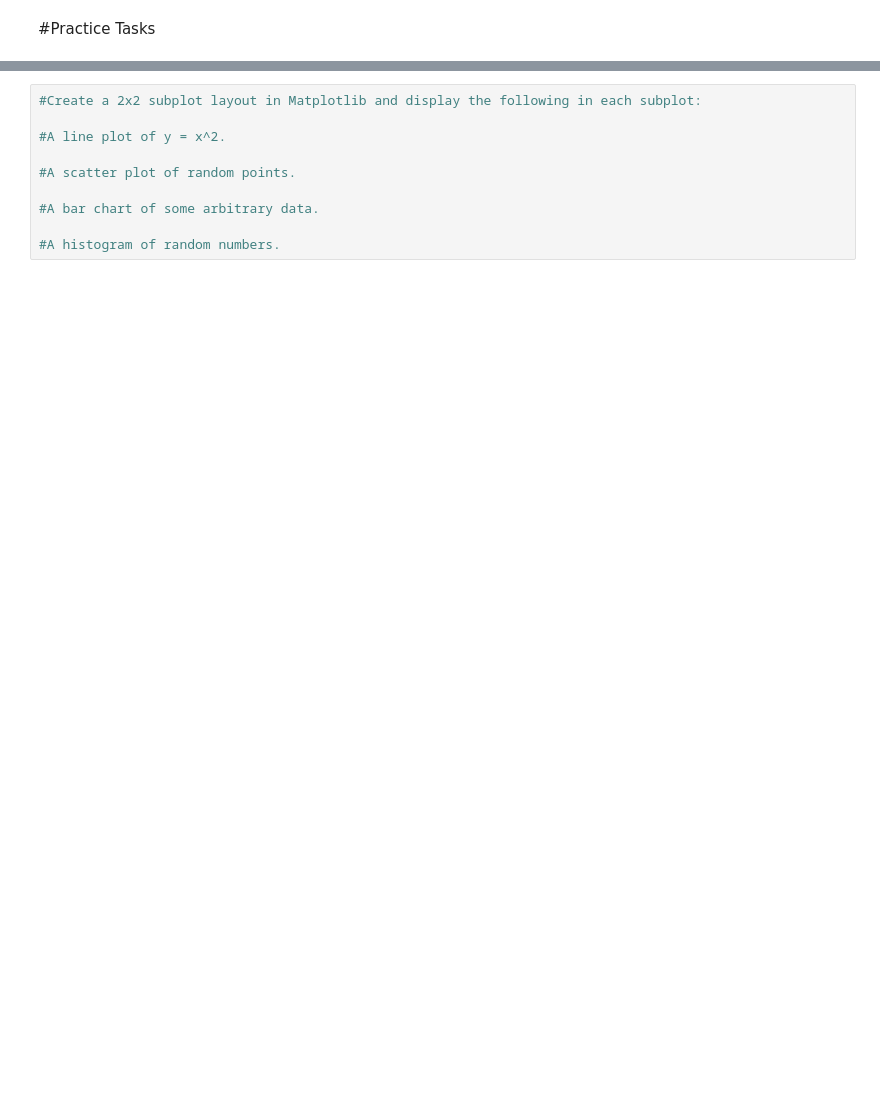
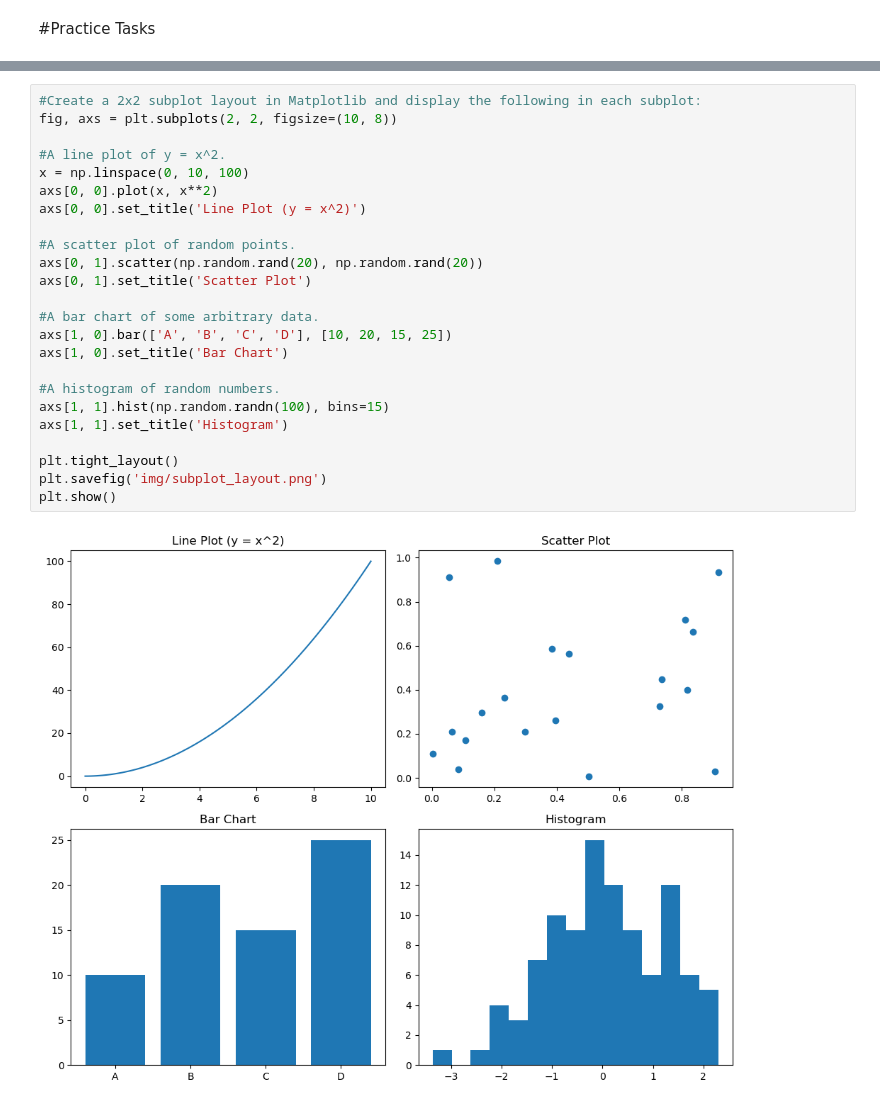
Before and after one commit to zeenat-mustafa/AI-Bootcamp, a Jupyter notebook: Week_2/Day_2/Numpy_and_Plotting.ipynb, the cells around one changed output, grey strips where cells are left out. Cells and saved outputs as stored; diff of their text form; blank space fills up the shorter version.

```diff
--- a/Week_2/Day_2/Numpy_and_Plotting.ipynb
+++ b/Week_2/Day_2/Numpy_and_Plotting.ipynb
@@ -716,12 +806,28 @@ print(np.linalg.matrix_rank(A), np.linalg.matrix_rank(I), np.linalg.matrix_rank(
 # %%
 #Create a 2x2 subplot layout in Matplotlib and display the following in each subplot:
+fig, axs = plt.subplots(2, 2, figsize=(10, 8))
 
 #A line plot of y = x^2.
+x = np.linspace(0, 10, 100)
+axs[0, 0].plot(x, x**2)
+axs[0, 0].set_title('Line Plot (y = x^2)')
 
 #A scatter plot of random points.
+axs[0, 1].scatter(np.random.rand(20), np.random.rand(20))
+axs[0, 1].set_title('Scatter Plot')
 
 #A bar chart of some arbitrary data.
+axs[1, 0].bar(['A', 'B', 'C', 'D'], [10, 20, 15, 25])
+axs[1, 0].set_title('Bar Chart')
 
 #A histogram of random numbers.
+axs[1, 1].hist(np.random.randn(100), bins=15)
+axs[1, 1].set_title('Histogram')
+
+plt.tight_layout()
+plt.savefig('img/subplot_layout.png')
+plt.show()
+# %% [output]
+[figure, added]
 # %%
 #Create a NumPy array of 50 random numbers. Use np.mean(), np.median(), and np.std() to compute the mean, median, and standard deviation of the array.
```
Also changed, not shown: parts of 24 cells of this notebook, 3 other files.
